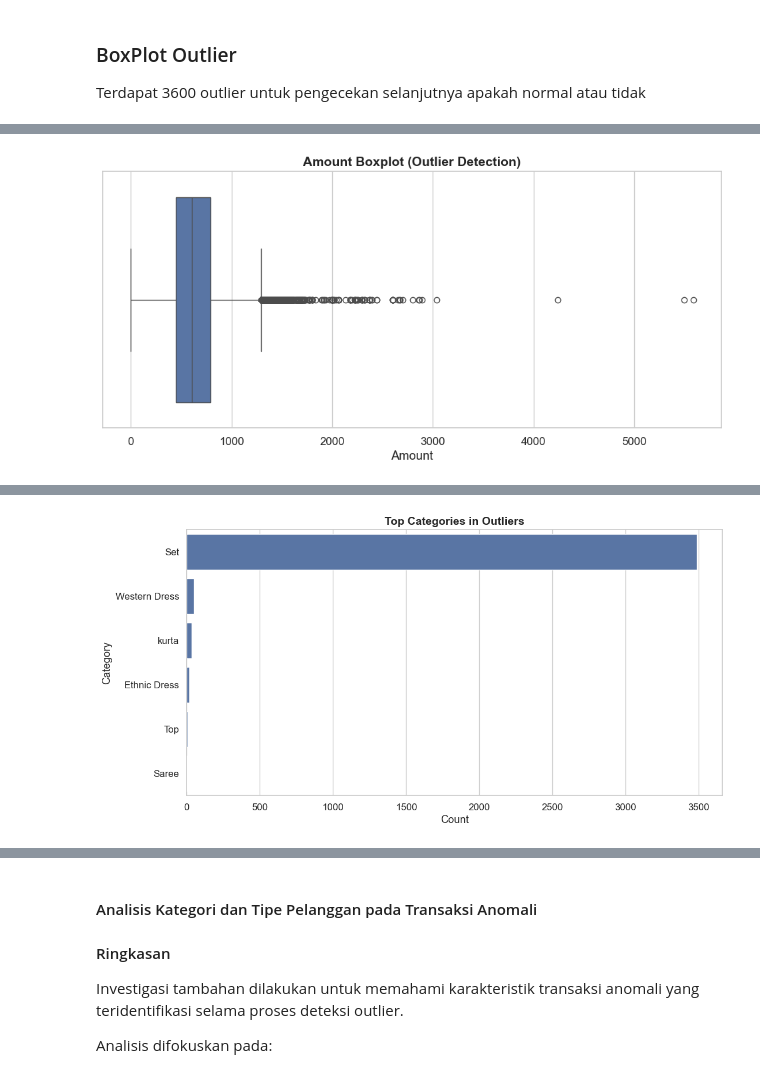
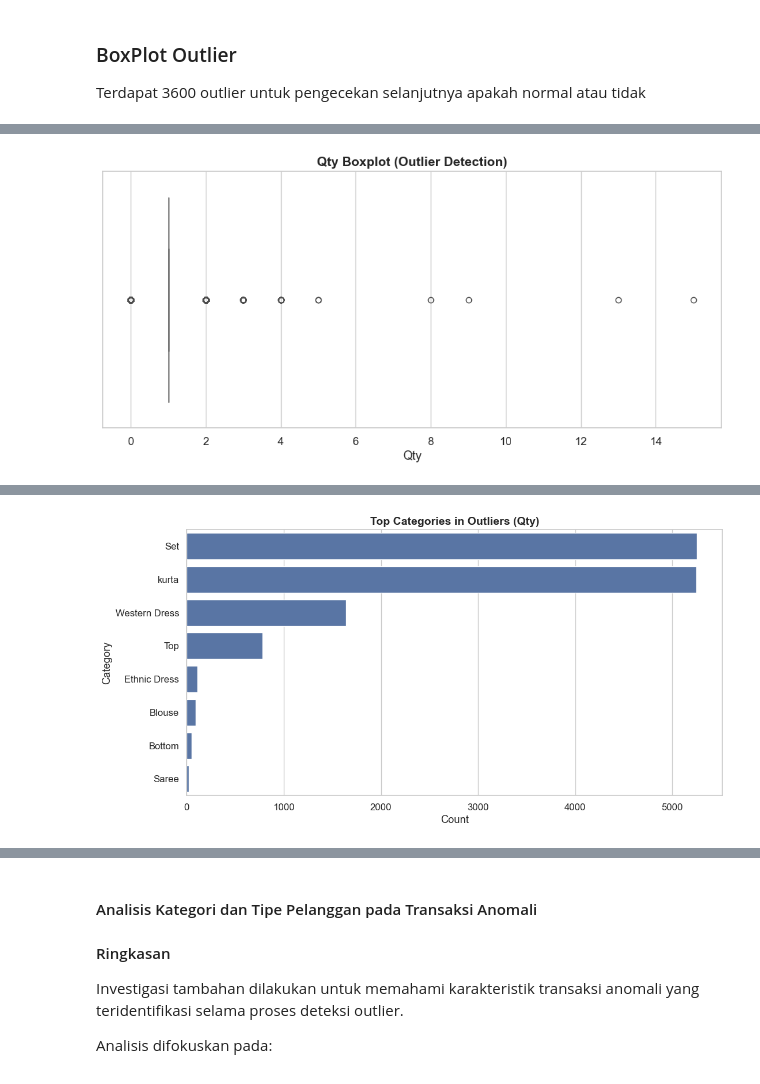
Before and after one commit to ProfDARA/Eksperimen_SML_DanangAgungRestuAJi, a Jupyter notebook: preprocessing/Eksperimen_DanangAgungRestuAji.ipynb, the cells around one changed output, grey strips where cells are left out. Saved outputs shown, nothing was run; the diff lists cells and outputs as text; code cells hidden in the pictures.

```diff
--- a/preprocessing/Eksperimen_DanangAgungRestuAji.ipynb
+++ b/preprocessing/Eksperimen_DanangAgungRestuAji.ipynb
@@ -372,7 +367,7 @@ Upper Bound: 1296.50
 Terdapat 3600 outlier untuk pengecekan selanjutnya apakah normal atau tidak
 # %%
 # =============================================================================
-# OUTLIER ANALYSIS - E-COMMERCE SALES DATA
+# OUTLIER ANALYSIS - E-COMMERCE DEMAND DATA (Qty)
 # =============================================================================
 
 import pandas as pd
@@ -384,8 +379,8 @@ import seaborn as sns
 # IQR OUTLIER DETECTION
 # =============================================================================
 
-Q1 = df['Amount'].quantile(0.25)
-Q3 = df['Amount'].quantile(0.75)
+Q1 = df['Qty'].quantile(0.25)
+Q3 = df['Qty'].quantile(0.75)
 
 IQR = Q3 - Q1
 
@@ -408,8 +403,8 @@ print(f"Upper Bound: {upper_bound:.2f}")
 # =============================================================================
 
 outliers = df[
-    (df['Amount'] < lower_bound) |
-    (df['Amount'] > upper_bound)
+    (df['Qty'] < lower_bound) |
+    (df['Qty'] > upper_bound)
 ]
 
 print(f"\nTotal Outliers: {len(outliers)}")
@@ -425,11 +420,11 @@ print(f"Outlier Percentage: {outlier_percentage:.2f}%")
 plt.figure(figsize=(12, 5))
 
 sns.boxplot(
-    x=df['Amount']
-)
+    x=df['Qty']
+ )
 
 plt.title(
-    'Amount Boxplot (Outlier Detection)',
+    'Qty Boxplot (Outlier Detection)',
     fontsize=14,
     fontweight='bold'
 )
@@ -445,7 +440,7 @@ print("TOP 20 HIGHEST OUTLIERS")
 print("=" * 80)
 
 top_outliers = outliers.sort_values(
-    by='Amount',
+    by='Qty',
     ascending=False
 )
 
@@ -454,7 +449,6 @@ cols_to_show = [
     'Order ID',
     'Category',
     'Qty',
-    'Amount',
     'Status',
     'ship-state',
     'B2B',
@@ -471,7 +465,7 @@ print("\n" + "=" * 80)
 print("OUTLIER STATISTICS")
 print("=" * 80)
 
-print(outliers['Amount'].describe())
+print(outliers['Qty'].describe())
 
 # =============================================================================
 # CHECK CATEGORY DISTRIBUTION
@@ -490,7 +484,7 @@ category_counts = (
 print(category_counts)
 
 # =============================================================================
-# CATEGORY REVENUE PLOT
+# CATEGORY DEMAND PLOT
 # =============================================================================
 
 plt.figure(figsize=(12, 6))
@@ -501,7 +495,7 @@ sns.barplot(
 )
 
 plt.title(
-    'Top Categories in Outliers',
+    'Top Categories in Outliers (Qty)',
     fontsize=14,
     fontweight='bold'
 )
@@ -563,65 +557,20 @@ print(state_counts)
 plt.figure(figsize=(12, 5))
 
 sns.histplot(
-    outliers['Amount'],
+    outliers['Qty'],
     bins=40,
     kde=True
 )
 
 plt.title(
-    'Outlier Amount Distribution',
+    'Outlier Qty Distribution',
     fontsize=14,
     fontweight='bold'
 )
 
-plt.xlabel('Amount')
+plt.xlabel('Qty')
 
 plt.show()
-
-# =============================================================================
-# LOG TRANSFORM VISUALIZATION
-# =============================================================================
-
-df['log_amount'] = np.log1p(df['Amount'])
-
-plt.figure(figsize=(12, 5))
-
-sns.histplot(
-    df['log_amount'],
-    bins=40,
-    kde=True
-)
-
-plt.title(
-    'Log-Transformed Amount Distribution',
-    fontsize=14,
-    fontweight='bold'
-)
-
-plt.xlabel('Log(Amount)')
-
-plt.show()
-
-# =============================================================================
-# CHECK EXTREME CASES
-# =============================================================================
-
-print("\n" + "=" * 80)
-print("EXTREME OUTLIER CASES")
-print("=" * 80)
-
-extreme_outliers = outliers[
-    outliers['Amount'] > outliers['Amount'].quantile(0.99)
-]
-
-print(
-    extreme_outliers[
-        cols_to_show
-    ].sort_values(
-        by='Amount',
-        ascending=False
-    ).head(20)
-)
 # %% [output]
 ================================================================================
 OUTLIER DETECTION
@@ -639,4 +588,4 @@ Outlier Percentage: 2.79%
-[figure, old version]
+[figure, new version]
 ================================================================================
 TOP 20 HIGHEST OUTLIERS
 ================================================================================
@@ -656,5 +605,5 @@ Saree               3
 Name: count, dtype: int64
-[figure, old version]
+[figure, new version]
 ================================================================================
 STATUS DISTRIBUTION IN OUTLIERS
 ================================================================================
```
Also changed, not shown: parts of 15 cells of this notebook.
